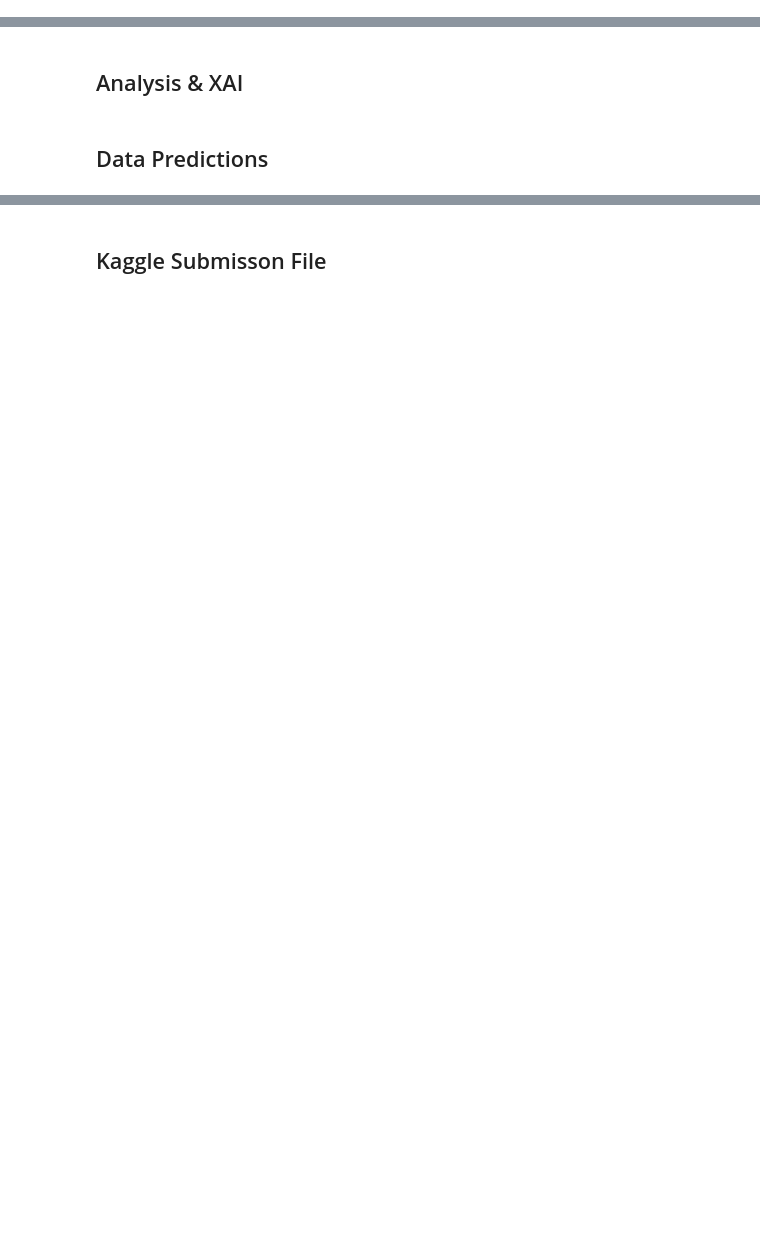
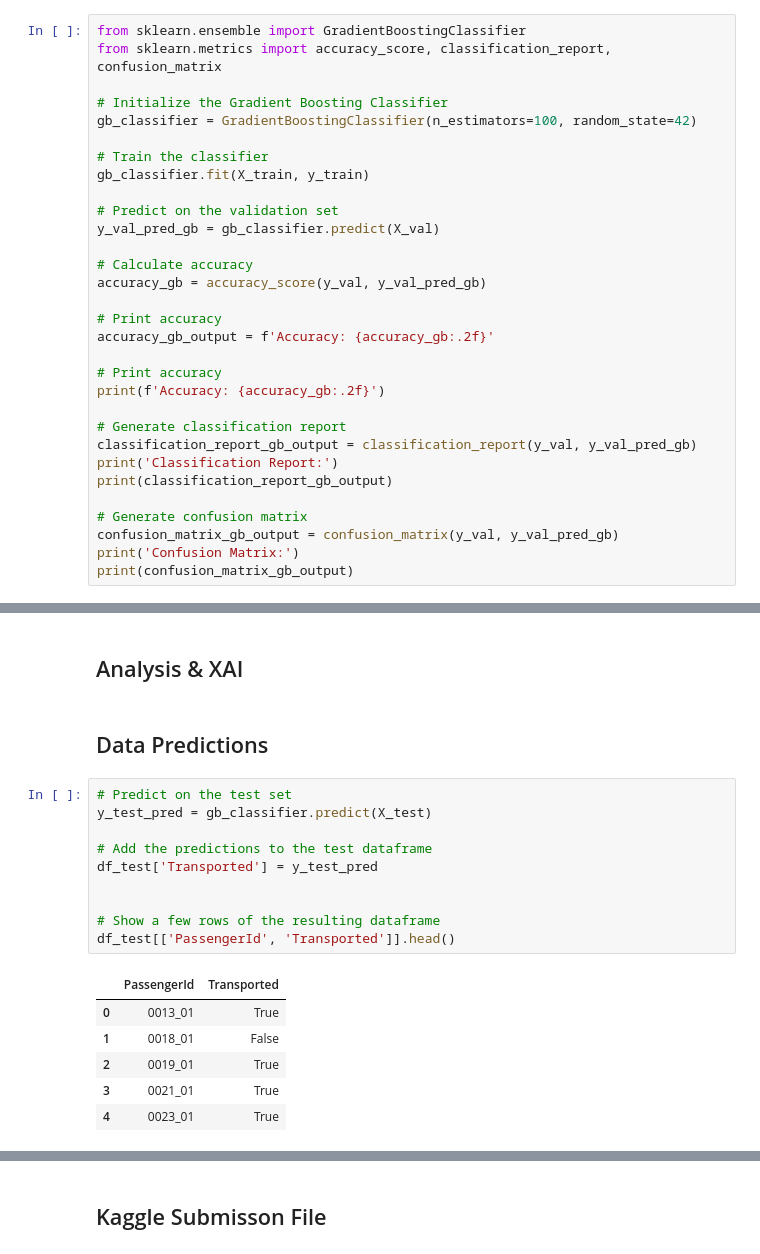
Before and after one commit to 7PAM2015-0509-2023-GROUP5/Kaggle_Challenge, a Jupyter notebook: Kaggle_Challenge_Notebook.ipynb, the cells around one changed output, grey strips where cells are left out. Cells and saved outputs as stored; diff of their text form; blank space fills up the shorter version.

```diff
--- a/Kaggle_Challenge_Notebook.ipynb
+++ b/Kaggle_Challenge_Notebook.ipynb
@@ -459,0 +447,31 @@ X_test:
+# %%
+from sklearn.ensemble import GradientBoostingClassifier
+from sklearn.metrics import accuracy_score, classification_report, confusion_matrix
+
+# Initialize the Gradient Boosting Classifier
+gb_classifier = GradientBoostingClassifier(n_estimators=100, random_state=42)
+
+# Train the classifier
+gb_classifier.fit(X_train, y_train)
+
+# Predict on the validation set
+y_val_pred_gb = gb_classifier.predict(X_val)
+
+# Calculate accuracy
+accuracy_gb = accuracy_score(y_val, y_val_pred_gb)
+
+# Print accuracy
+accuracy_gb_output = f'Accuracy: {accuracy_gb:.2f}'
+
+# Print accuracy
+print(f'Accuracy: {accuracy_gb:.2f}')
+
+# Generate classification report
+classification_report_gb_output = classification_report(y_val, y_val_pred_gb)
+print('Classification Report:')
+print(classification_report_gb_output)
+
+# Generate confusion matrix
+confusion_matrix_gb_output = confusion_matrix(y_val, y_val_pred_gb)
+print('Confusion Matrix:')
+print(confusion_matrix_gb_output)
@@ -461,3 +624,20 @@ X_test:
 ## Analysis & XAI
 # %% [markdown]
 ## Data Predictions
+# %%
+# Predict on the test set
+y_test_pred = gb_classifier.predict(X_test)
+
+# Add the predictions to the test dataframe
+df_test['Transported'] = y_test_pred
+
+
+# Show a few rows of the resulting dataframe
+df_test[['PassengerId', 'Transported']].head()
+# %% [output]
+|  | PassengerId | Transported |
+| 0 | 0013_01 | True |
+| 1 | 0018_01 | False |
+| 2 | 0019_01 | True |
+| 3 | 0021_01 | True |
+| 4 | 0023_01 | True |
```
Also changed, not shown: parts of 10 cells of this notebook.
